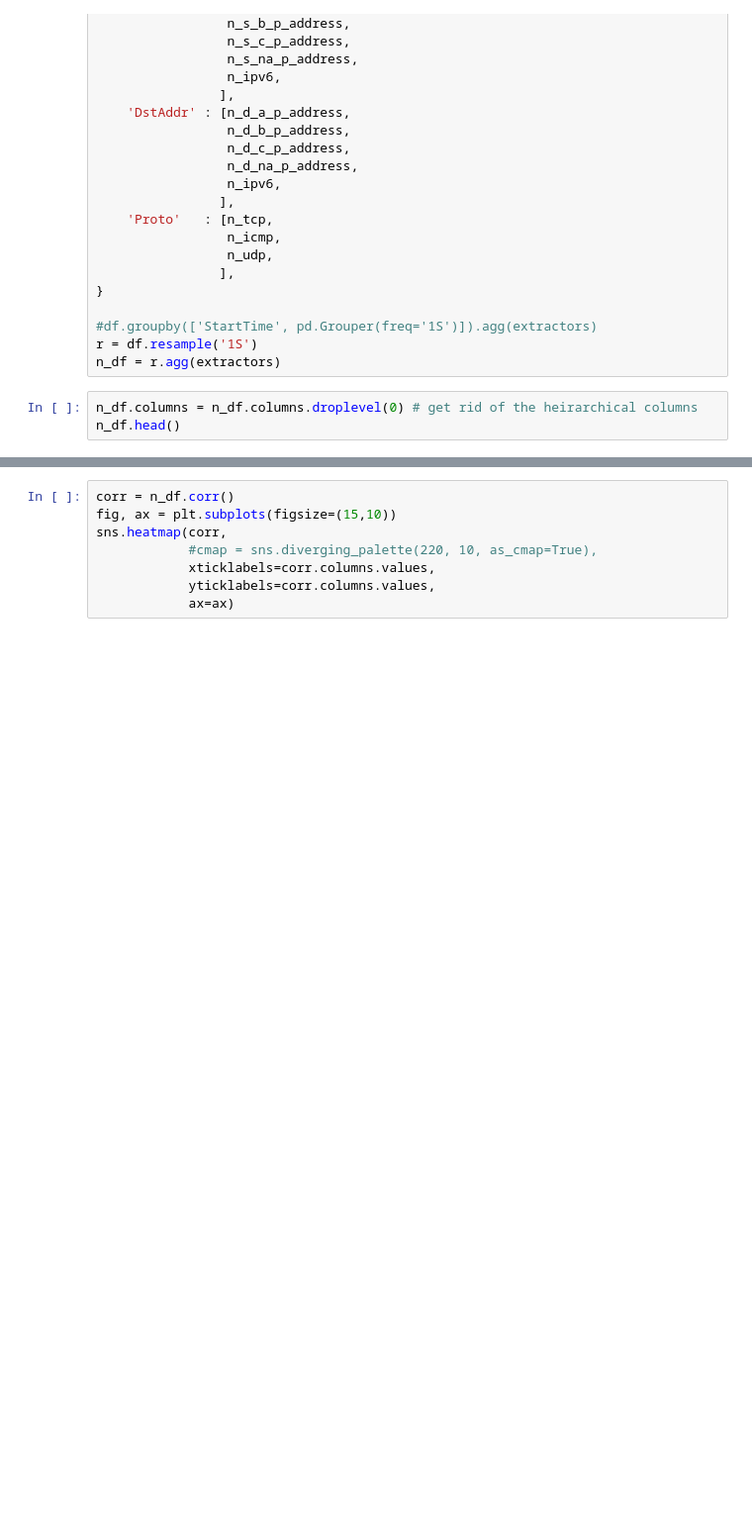
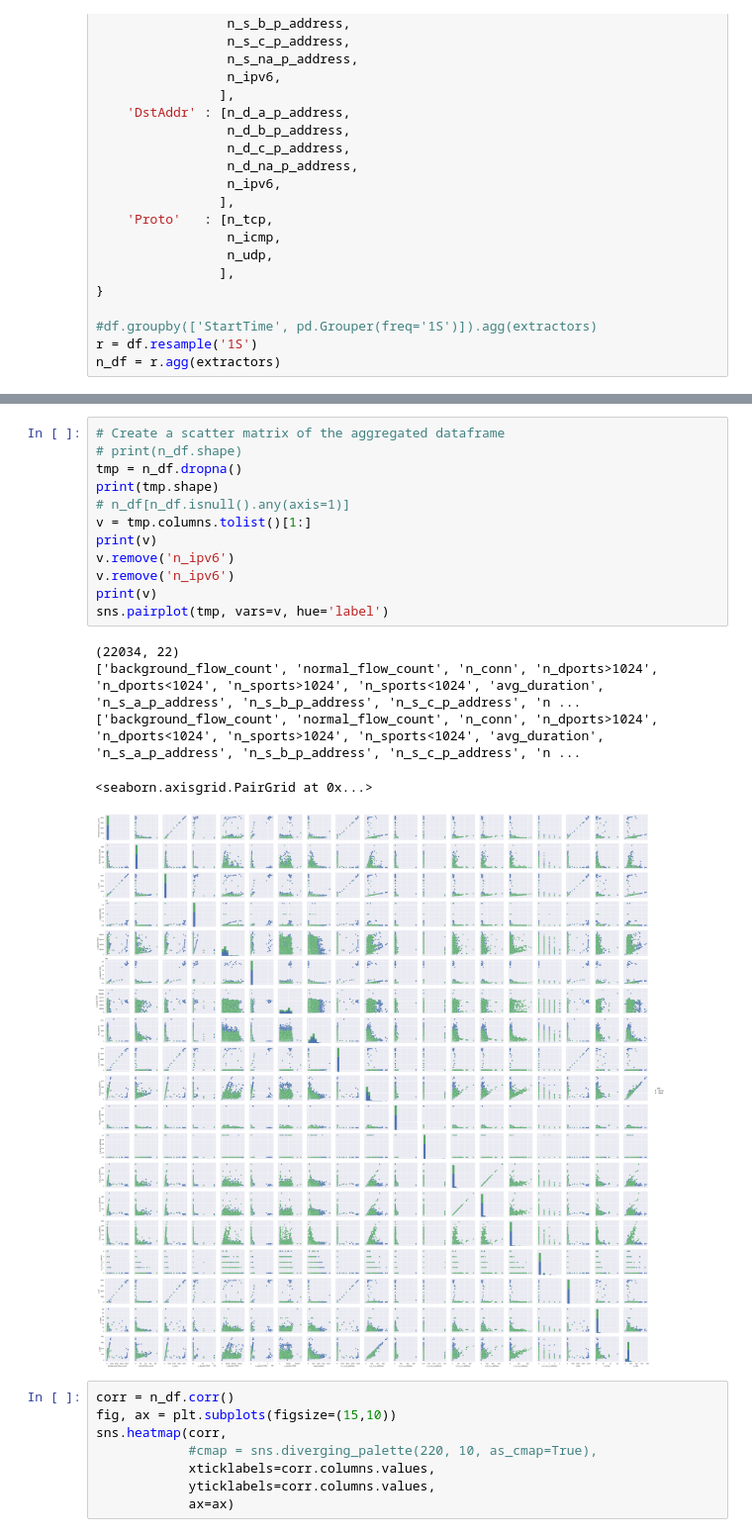
Before and after one commit to corysabol/binetflow-botnet-detect, a Jupyter notebook: src/Binetflow-botnet-detect.ipynb, the cells around one changed output, grey strips where cells are left out. Shown at 99% size. Drawn from its saved outputs; the diff is of its cells as text; blank space fills up the shorter version.

Commit message:
identified pairplot error x and y must be same size

```diff
--- a/src/Binetflow-botnet-detect.ipynb
+++ b/src/Binetflow-botnet-detect.ipynb
@@ -285,6 +285,3 @@ extractors = {
 #df.groupby(['StartTime', pd.Grouper(freq='1S')]).agg(extractors)
 r = df.resample('1S')
 n_df = r.agg(extractors)
-# %%
-n_df.columns = n_df.columns.droplevel(0) # get rid of the heirarchical columns
-n_df.head()
@@ -300,3 +314,21 @@ n_df.head()
+# %%
+# Create a scatter matrix of the aggregated dataframe
+# print(n_df.shape)
+tmp = n_df.dropna()
+print(tmp.shape)
+# n_df[n_df.isnull().any(axis=1)]
+v = tmp.columns.tolist()[1:]
+print(v)
+v.remove('n_ipv6')
+v.remove('n_ipv6')
+print(v)
+sns.pairplot(tmp, vars=v, hue='label')
+# %% [output]
+(22034, 22)
+['background_flow_count', 'normal_flow_count', 'n_conn', 'n_dports>1024', 'n_dports<1024', 'n_sports>1024', 'n_sports<1024', 'avg_duration', 'n_s_a_p_address', 'n_s_b_p_address', 'n_s_c_p_address', 'n ...
+['background_flow_count', 'normal_flow_count', 'n_conn', 'n_dports>1024', 'n_dports<1024', 'n_sports>1024', 'n_sports<1024', 'avg_duration', 'n_s_a_p_address', 'n_s_b_p_address', 'n_s_c_p_address', 'n ...
+<seaborn.axisgrid.PairGrid at 0x...>
+[figure, added]
 # %%
 corr = n_df.corr()
 fig, ax = plt.subplots(figsize=(15,10))
```
Also changed, not shown: parts of 2 cells of this notebook, 4 other files.
